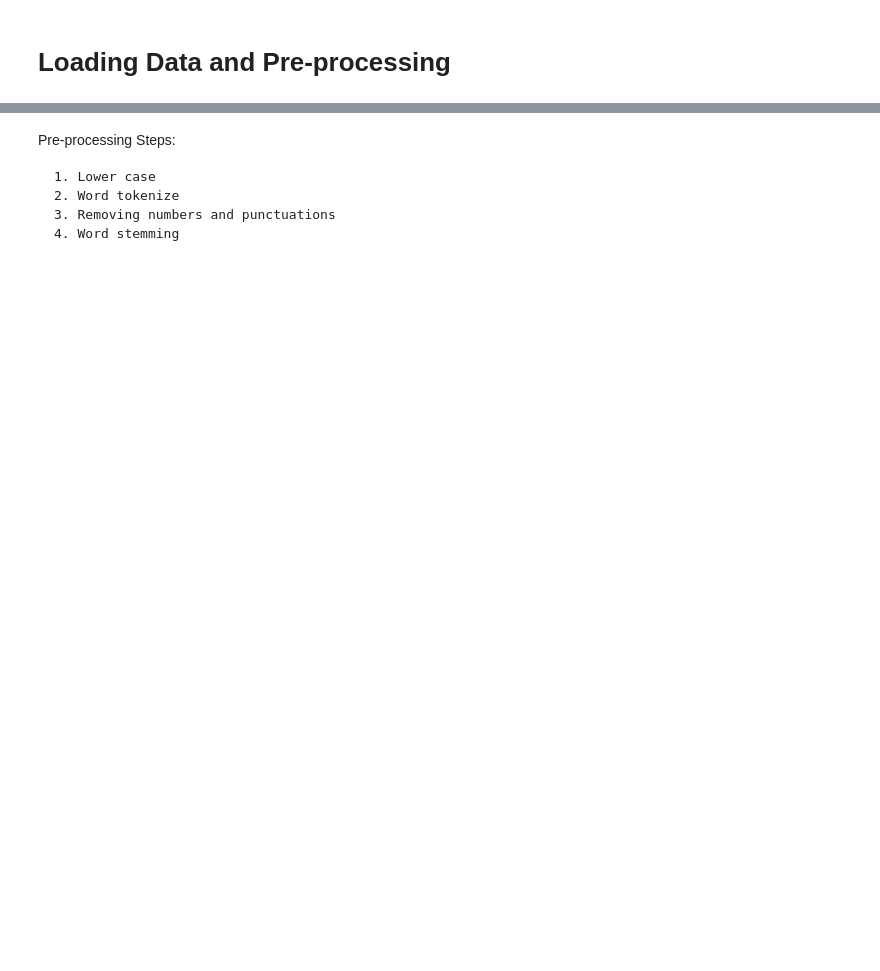
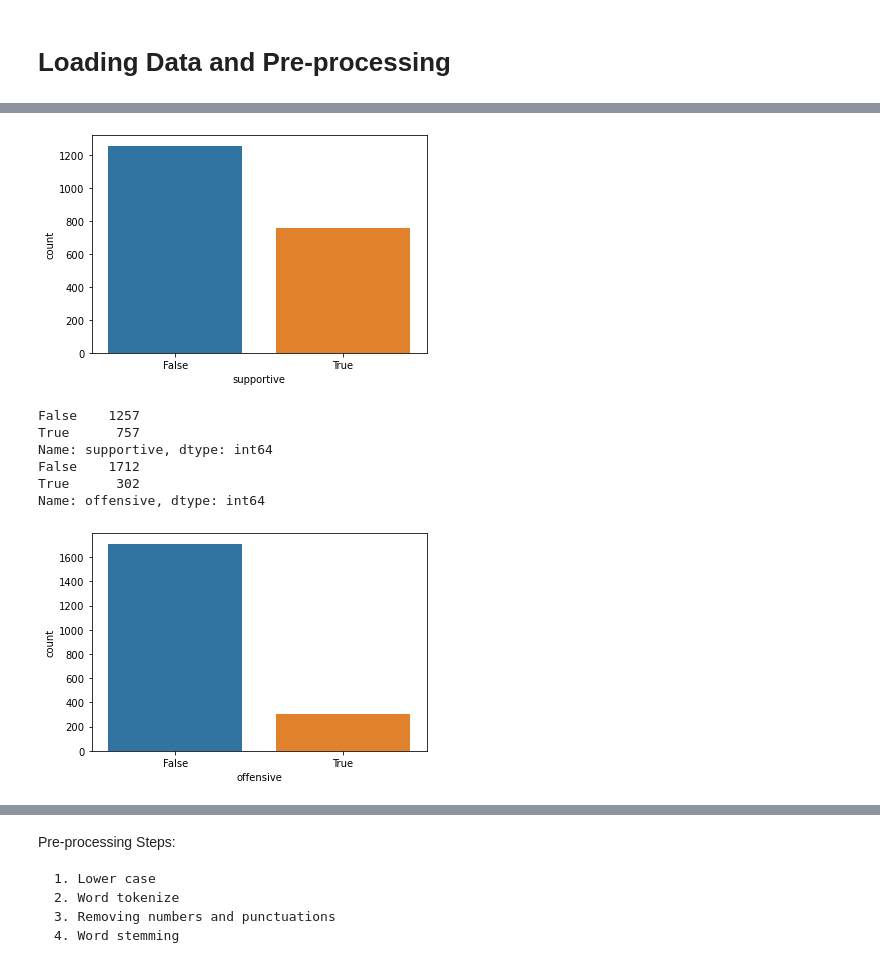
Before and after one commit to fahim0120/SocialMediaMiningProject, a Jupyter notebook: ProudBoys.ipynb, the cells around one changed output, grey strips where cells are left out. Saved outputs shown, nothing was run; the diff lists cells and outputs as text; code cells hidden in the pictures; blank space fills up the shorter version.

```diff
--- a/ProudBoys.ipynb
+++ b/ProudBoys.ipynb
@@ -16,9 +16,33 @@ True
 # %% [markdown]
 # Loading Data and Pre-processing
+# %%
+my_columns = [
+    'user_id', #1 user identifier
+    'status_id', #1 status identifier
+    #'created_at', #1 before or after debate
+    #'screen_name', #1 profile screen name
+    'text', #1 tweet text
+    'Y/N', #1 LABEL
+    'display_text_width', #1 length
+    'is_quote', #1 Whether the tweet is an original one or quoted one
+    'favorite_count', #1
+    'retweet_count',  #1
+    #'quote_count', #1 All blank
+    #'reply_count', #1 All blank
+    'hashtags', #1
+    'media_type', #1 contains just text or media (media = photo / video) contents: ‘photo’ / BLANK -> 'text'
+    'mentions_screen_name', #1 Name
+    #'quoted_source', #? TO BE DECIDED
+    'followers_count', #1 info related to profile
+    'friends_count', #1 info related to profile
+    'listed_count', #1 info related to profile TO BE DECIDED
+    'statuses_count', #1 info related to profile
+    'favourites_count', #1 info related to profile
+    'verified', #1 whether the profile is verified
+]
 # %%
-file_name = 'proudboys.csv'
+file_name = 'proudboys-labelled.csv'
 data = pd.read_csv(file_name, encoding='ISO-8859-1')
-data = data[['user_id', 'status_id', 'text', 'Y/N']]
-data['proc_text'] = data['text'].str.lower()
+data = data[my_columns]
 print(data.shape)
 # %% [output]
@@ -44,0 +64,15 @@ data.head()
+# %%
+sns.countplot(data=data, x='supportive')
+plt.show()
+print(data['supportive'].value_counts())
+sns.countplot(data=data, x='offensive')
+print(data['offensive'].value_counts())
+# %% [output]
+[figure, added]
+False    1257
+True      757
+Name: supportive, dtype: int64
+False    1712
+True      302
+Name: offensive, dtype: int64
+[figure, added]
```
Also changed, not shown: parts of 46 cells of this notebook, 2 other files.
